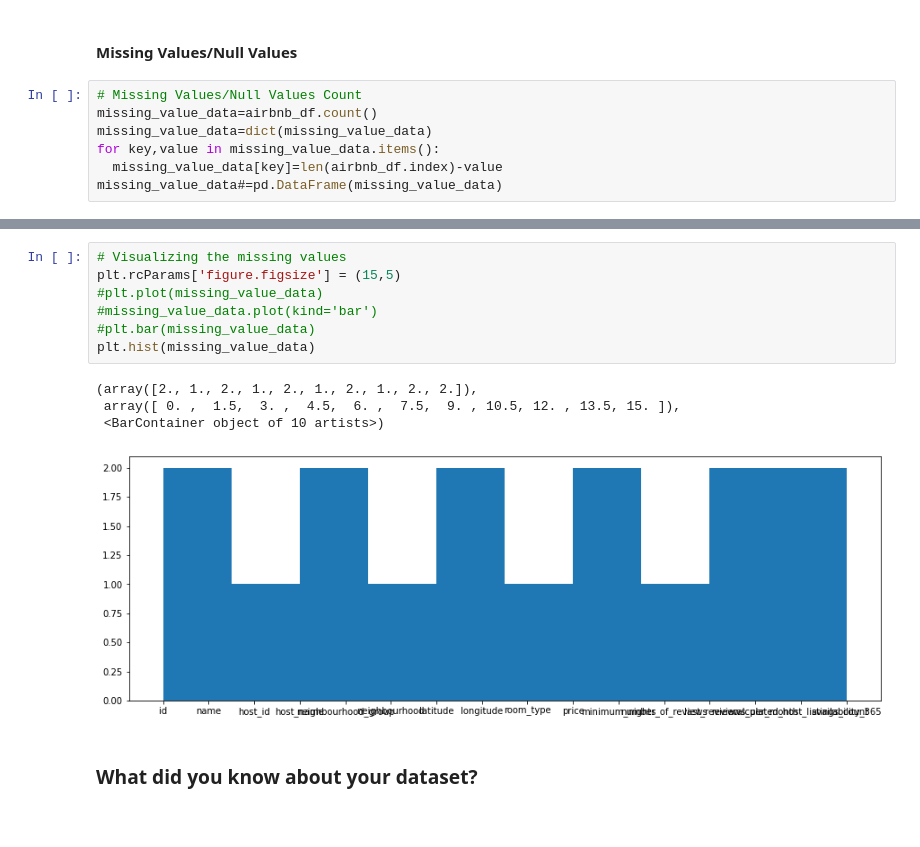
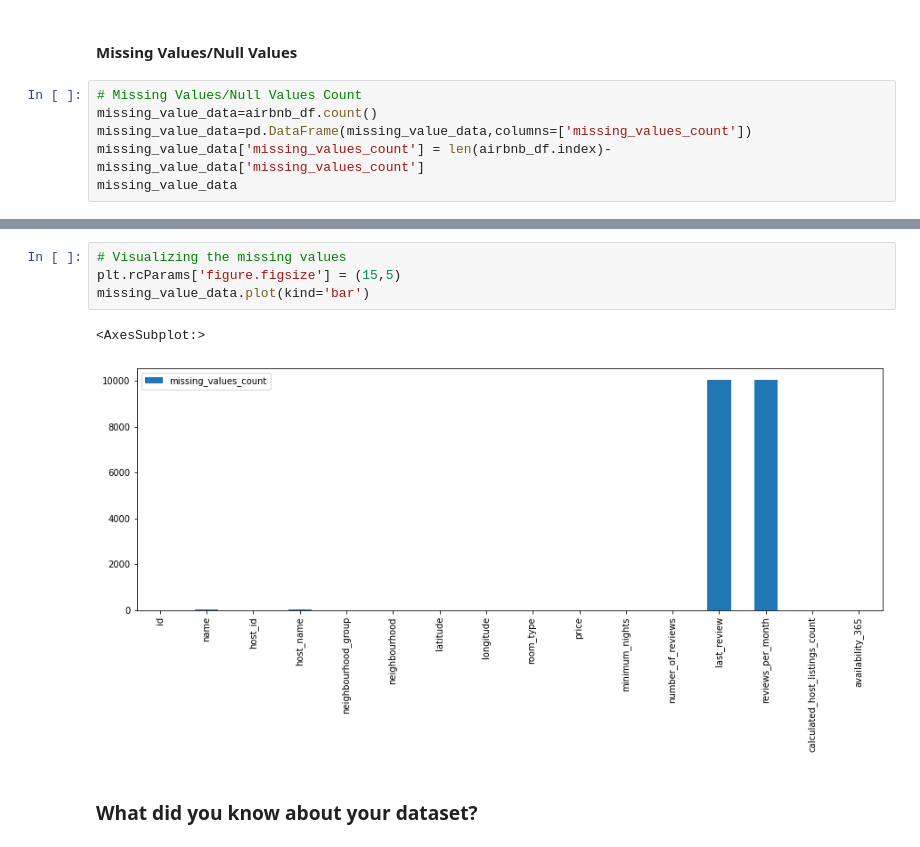
Before and after one commit to kapilkukreja469/Airbnb_bookings_analysis_project, a Jupyter notebook: Sample_EDA_Submission_Template.ipynb, the cells around one changed output, grey strips where cells are left out. Saved outputs shown, nothing was run; the diff lists cells and outputs as text.

```diff
--- a/Sample_EDA_Submission_Template.ipynb
+++ b/Sample_EDA_Submission_Template.ipynb
@@ -147,8 +144,7 @@ Duplicate values = 0
 # %%
 # Missing Values/Null Values Count
 missing_value_data=airbnb_df.count()
-missing_value_data=dict(missing_value_data)
-for key,value in missing_value_data.items():
-  missing_value_data[key]=len(airbnb_df.index)-value
-missing_value_data#=pd.DataFrame(missing_value_data)
+missing_value_data=pd.DataFrame(missing_value_data,columns=['missing_values_count'])
+missing_value_data['missing_values_count'] = len(airbnb_df.index)-missing_value_data['missing_values_count']
+missing_value_data
 # %% [output]
@@ -171,15 +168,10 @@ missing_value_data#=pd.DataFrame(missing_value_data)
 # %%
 # Visualizing the missing values
 plt.rcParams['figure.figsize'] = (15,5)
-#plt.plot(missing_value_data)
-#missing_value_data.plot(kind='bar')
-#plt.bar(missing_value_data)
-plt.hist(missing_value_data)
+missing_value_data.plot(kind='bar')
 # %% [output]
-(array([2., 1., 2., 1., 2., 1., 2., 1., 2., 2.]),
- array([ 0. ,  1.5,  3. ,  4.5,  6. ,  7.5,  9. , 10.5, 12. , 13.5, 15. ]),
- <BarContainer object of 10 artists>)
+<AxesSubplot:>
-[figure, old version]
+[figure, new version]
 # %% [markdown]
 ### What did you know about your dataset?
 # %% [markdown]
```
Also changed, not shown: parts of 7 cells of this notebook.
